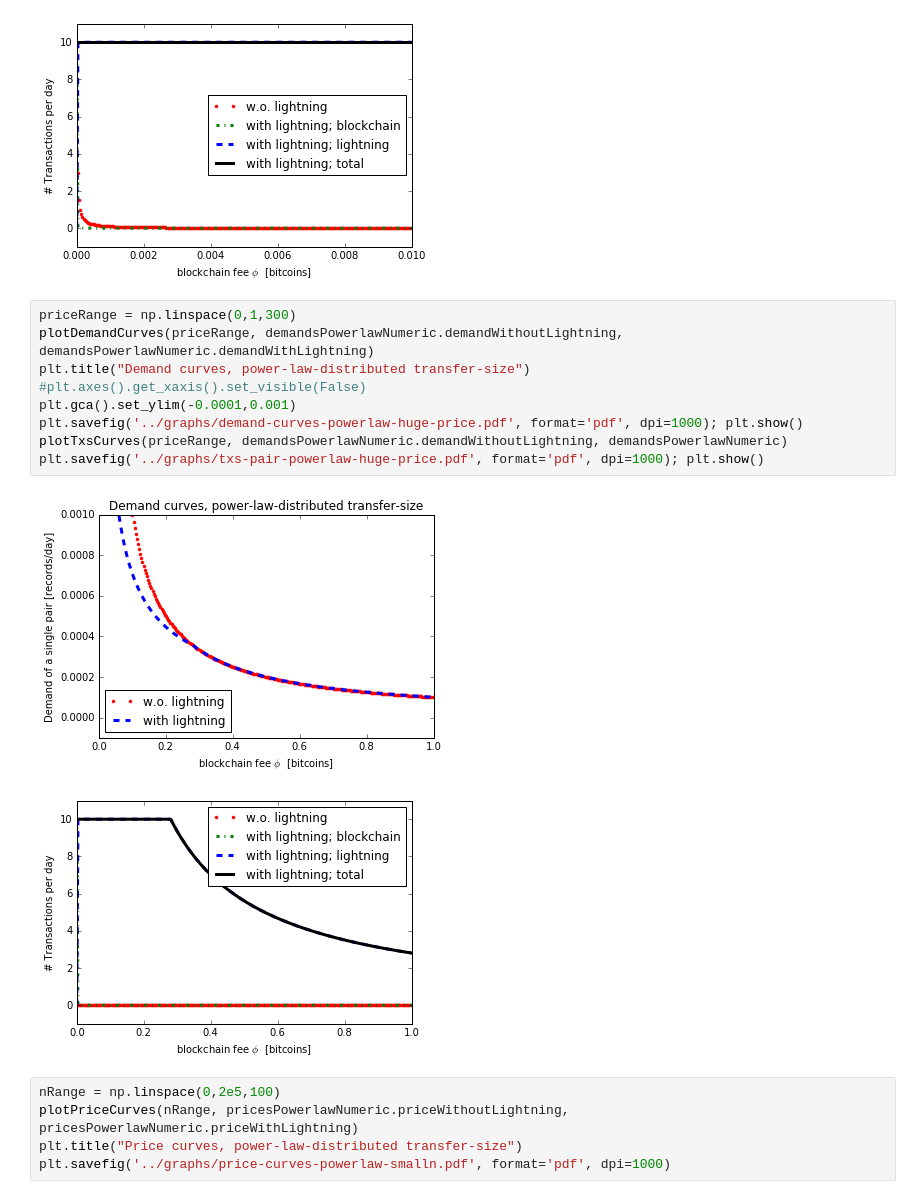
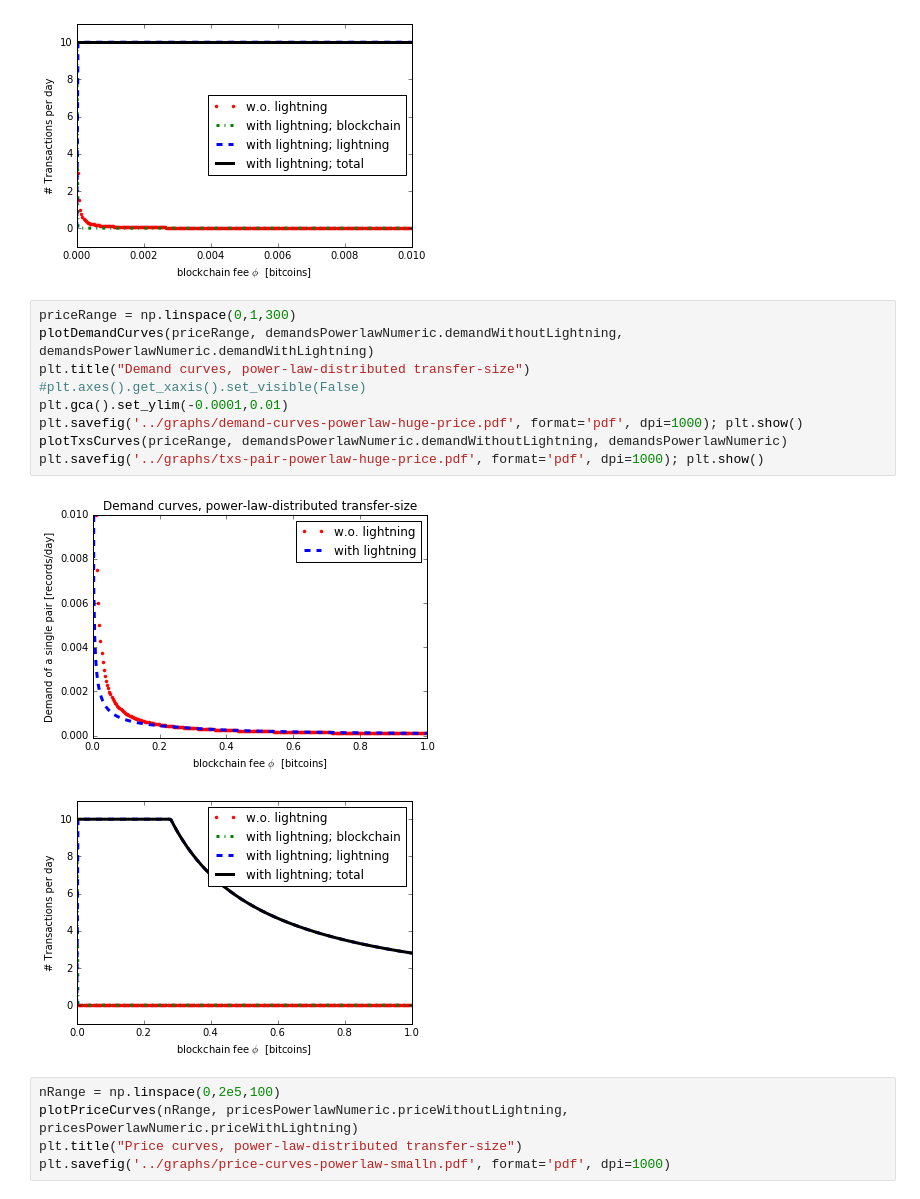
Before and after one commit to erelsgl/bitcoin-simulations, a Jupyter notebook: market-equilibrium-symbolic-powerlaw-symmetric.ipynb, the cells around one changed output. Drawn from its saved outputs; the diff is of its cells as text.

```diff
--- a/market-equilibrium-symbolic-powerlaw-symmetric.ipynb
+++ b/market-equilibrium-symbolic-powerlaw-symmetric.ipynb
@@ -266,14 +266,14 @@ plt.savefig('../graphs/txs-pair-powerlaw-large-price.pdf', format='pdf', dpi=100
 # %%
 priceRange = np.linspace(0,1,300)
 plotDemandCurves(priceRange, demandsPowerlawNumeric.demandWithoutLightning, demandsPowerlawNumeric.demandWithLightning)
 plt.title("Demand curves, power-law-distributed transfer-size")
 #plt.axes().get_xaxis().set_visible(False)
-plt.gca().set_ylim(-0.0001,0.001)
+plt.gca().set_ylim(-0.0001,0.01)
 plt.savefig('../graphs/demand-curves-powerlaw-huge-price.pdf', format='pdf', dpi=1000); plt.show()
 plotTxsCurves(priceRange, demandsPowerlawNumeric.demandWithoutLightning, demandsPowerlawNumeric)
 plt.savefig('../graphs/txs-pair-powerlaw-huge-price.pdf', format='pdf', dpi=1000); plt.show()
 # %% [output]
-[figure, old version]
+[figure, new version]
 [figure]
 # %%
 nRange = np.linspace(0,2e5,100)
```
Also changed, not shown: 2 other files.
